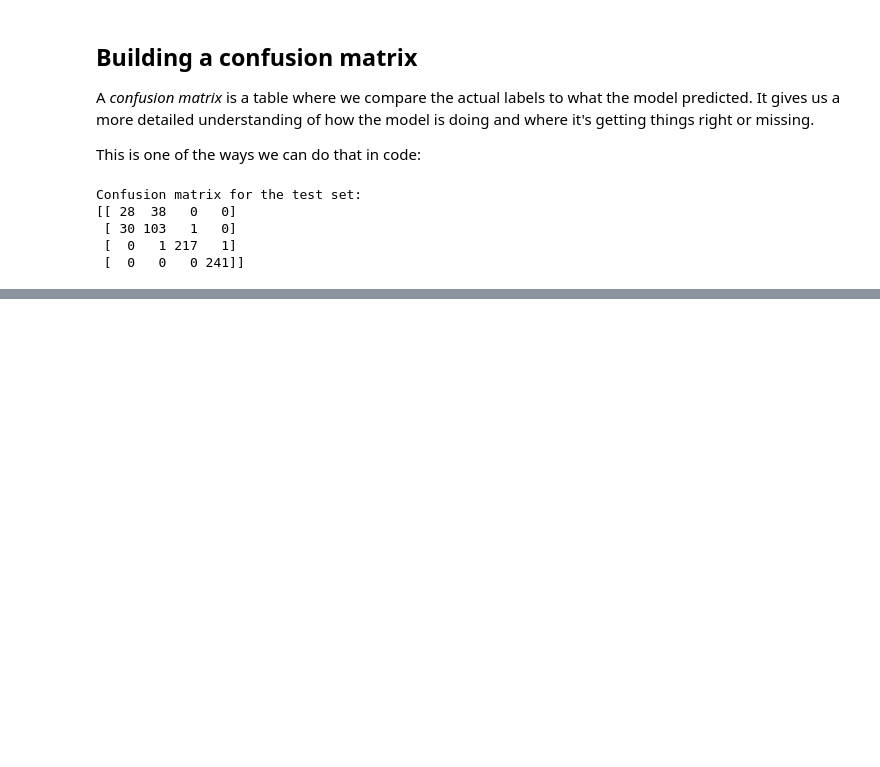
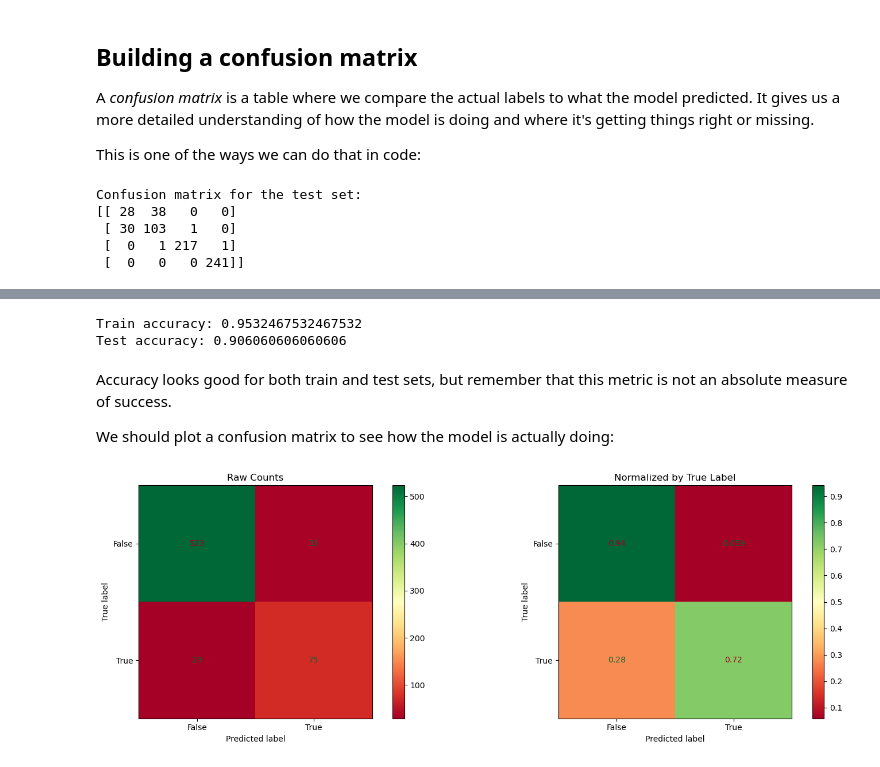
Before and after one commit to Iakithega/dp100_ds_associate_azure, a Jupyter notebook: 1_ml_foundations/1_10_confusion_matrix_classification/1_10_1_cnfusion_matrix.ipynb, the cells around one changed output, grey strips where cells are left out. Drawn from its saved outputs; the diff is of its cells as text; code cells hidden in the pictures; blank space fills up the shorter version.

Commit message:
worked on confusion matrix

```diff
--- a/1_ml_foundations/1_10_confusion_matrix_classification/1_10_1_cnfusion_matrix.ipynb
+++ b/1_ml_foundations/1_10_confusion_matrix_classification/1_10_1_cnfusion_matrix.ipynb
@@ -194,0 +206,6 @@ fig.show()
+# %%
+#Import the data from the .csv file
+dataset = pd.read_csv('snow_objects.csv', delimiter="\t")
+
+# Let's have a look at the data
+dataset
@@ -194,0 +234,6 @@ fig.show()
+# %%
+# Add a new label with true/false values to our dataset
+dataset["is_hiker"] = dataset.label == "hiker"
+
+# Plot frequency for new label
+graphing.multiple_histogram(dataset, label_x="is_hiker", label_group="is_hiker", title="Distribution for new binary label 'is_hiker'")
@@ -194,0 +244,37 @@ fig.show()
+# %%
+# import matplotlib.pyplot as plt
+# from sklearn.metrics import plot_confusion_matrix
+from sklearn.metrics import accuracy_score
+
+# Custom function that measures accuracy on different models and datasets
+# We will use this in different parts of the exercise
+def assess_accuracy(model, dataset, label):
+    """
+    Asesses model accuracy on different sets
+    """
+    actual = dataset[label]
+    predictions = model.predict(dataset[features])
+    acc = accuracy_score(actual, predictions)
+    return acc
+
+# Split the dataset in an 70/30 train/test ratio.
+train, test = train_test_split(dataset, test_size=0.3, random_state=1, shuffle=True)
+
+# define a random forest model
+model = RandomForestClassifier(n_estimators=1, random_state=1, verbose=False)
+
+# Define which features are to be used (leave color out for now)
+features = ["size", "roughness", "motion"]
+
+# Train the model using the binary label
+model.fit(train[features], train.is_hiker)
+
+print("Train accuracy:", assess_accuracy(model,train, "is_hiker"))
+print("Test accuracy:", assess_accuracy(model,test, "is_hiker"))
+# %% [output]
+Train accuracy: 0.9532467532467532
+Test accuracy: 0.906060606060606
+# %% [markdown]
+Accuracy looks good for both train and test sets, but remember that this metric is not an absolute measure of success.
+
+We should plot a confusion matrix to see how the model is actually doing:
@@ -194,0 +426,29 @@ fig.show()
+# %%
+from sklearn.metrics import ConfusionMatrixDisplay
+
+fig, (ax1, ax2) = plt.subplots(1, 2, figsize=(15, 5))
+
+# Raw counts
+disp = ConfusionMatrixDisplay.from_predictions(
+    actual,
+    predictions,
+    display_labels=['False', 'True'],
+    ax=ax1,
+    cmap='RdYlGn'
+)
+ax1.set_title('Raw Counts')
+
+# Normalized
+disp = ConfusionMatrixDisplay.from_predictions(
+    actual,
+    predictions,
+    display_labels=['False', 'True'],
+    normalize='true',
+    ax=ax2,
+    cmap='RdYlGn'
+)
+ax2.set_title('Normalized by True Label')
+
+plt.tight_layout()
+# %% [output]
+[figure, added]
```
Also changed, not shown: parts of 20 cells of this notebook, 1 other file.
